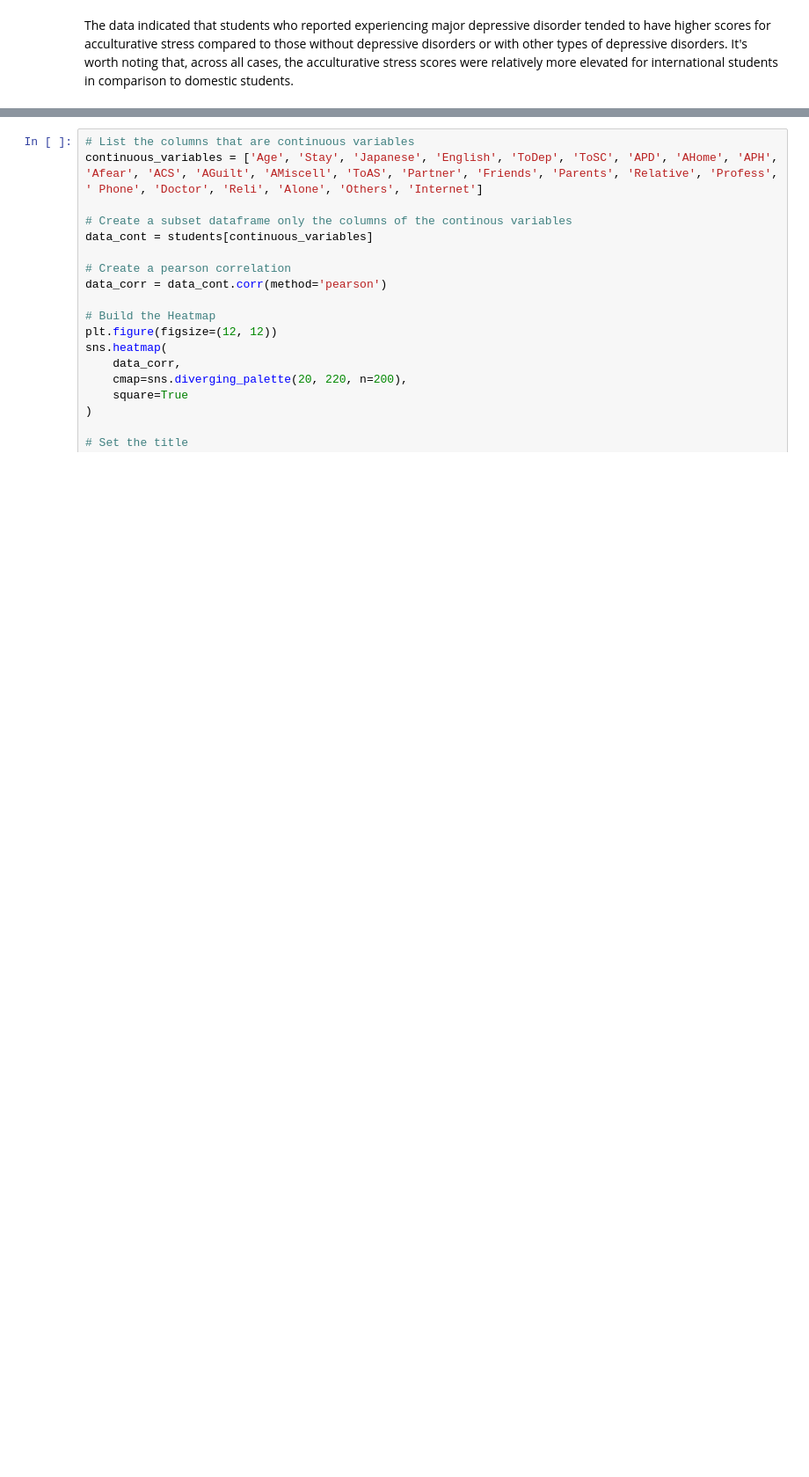
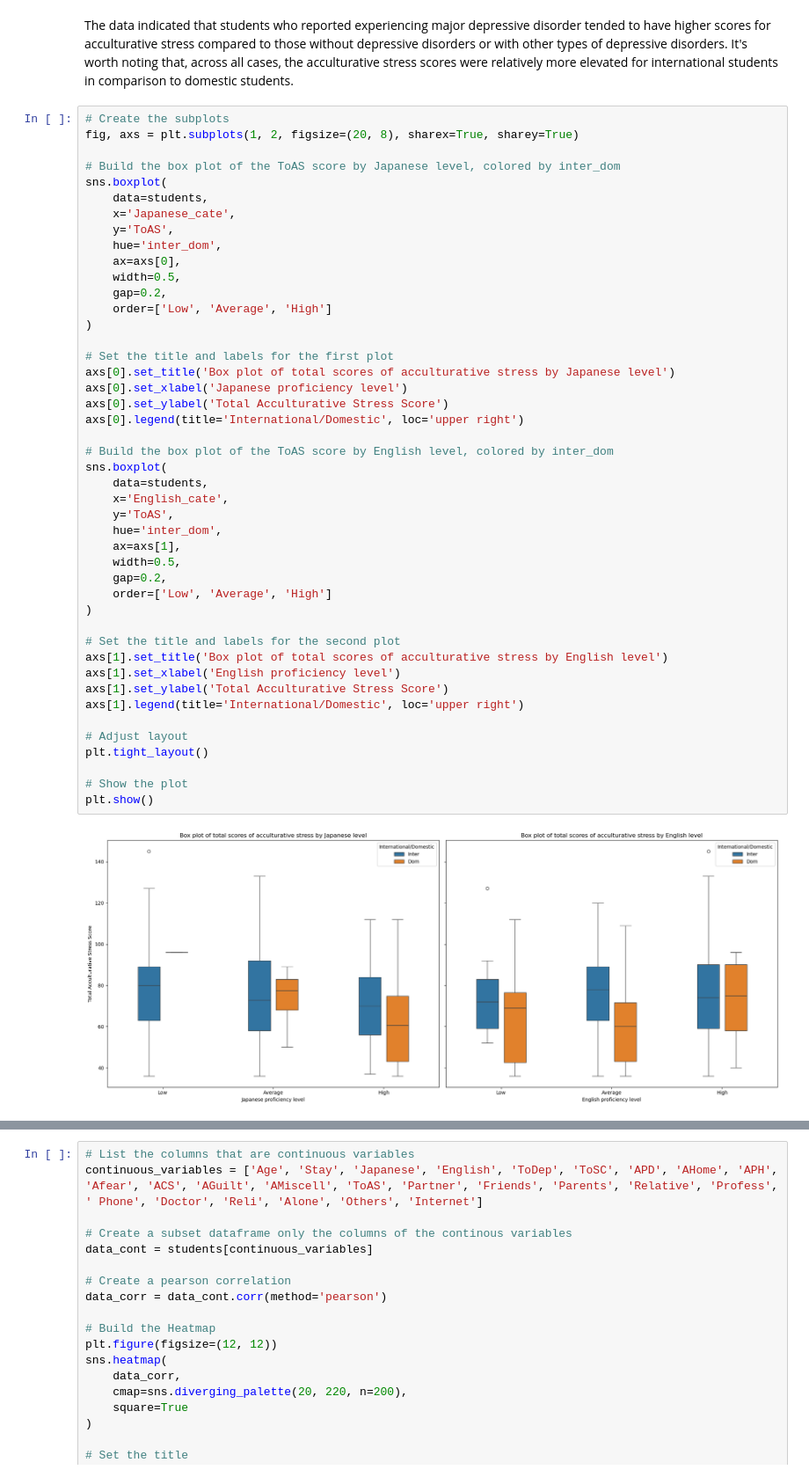
Before and after one commit to littlexflower/student-mental-health, a Jupyter notebook: notebook.ipynb, the cells around one changed output, grey strips where cells are left out. Shown at 88% size. Cells and saved outputs as stored; diff of their text form; blank space fills up the shorter version.

```diff
--- a/notebook.ipynb
+++ b/notebook.ipynb
@@ -221,2 +222,49 @@ plt.show()
 # %% [markdown]
 The data indicated that students who reported experiencing major depressive disorder tended to have higher scores for acculturative stress compared to those without depressive disorders or with other types of depressive disorders. It's worth noting that, across all cases, the acculturative stress scores were relatively more elevated for international students in comparison to domestic students.
+# %%
+# Create the subplots
+fig, axs = plt.subplots(1, 2, figsize=(20, 8), sharex=True, sharey=True)
+
+# Build the box plot of the ToAS score by Japanese level, colored by inter_dom
+sns.boxplot(
+    data=students,
+    x='Japanese_cate',
+    y='ToAS',
+    hue='inter_dom',
+    ax=axs[0],
+    width=0.5,
+    gap=0.2,
+    order=['Low', 'Average', 'High']
+)
+
+# Set the title and labels for the first plot
+axs[0].set_title('Box plot of total scores of acculturative stress by Japanese level')
+axs[0].set_xlabel('Japanese proficiency level')
+axs[0].set_ylabel('Total Acculturative Stress Score')
+axs[0].legend(title='International/Domestic', loc='upper right')
+
+# Build the box plot of the ToAS score by English level, colored by inter_dom
+sns.boxplot(
+    data=students,
+    x='English_cate',
+    y='ToAS',
+    hue='inter_dom',
+    ax=axs[1],
+    width=0.5,
+    gap=0.2,
+    order=['Low', 'Average', 'High']
+)
+
+# Set the title and labels for the second plot
+axs[1].set_title('Box plot of total scores of acculturative stress by English level')
+axs[1].set_xlabel('English proficiency level')
+axs[1].set_ylabel('Total Acculturative Stress Score')
+axs[1].legend(title='International/Domestic', loc='upper right')
+
+# Adjust layout
+plt.tight_layout()
+
+# Show the plot
+plt.show()
+# %% [output]
+[figure, added]
```
Also changed, not shown: parts of 3 cells of this notebook.
